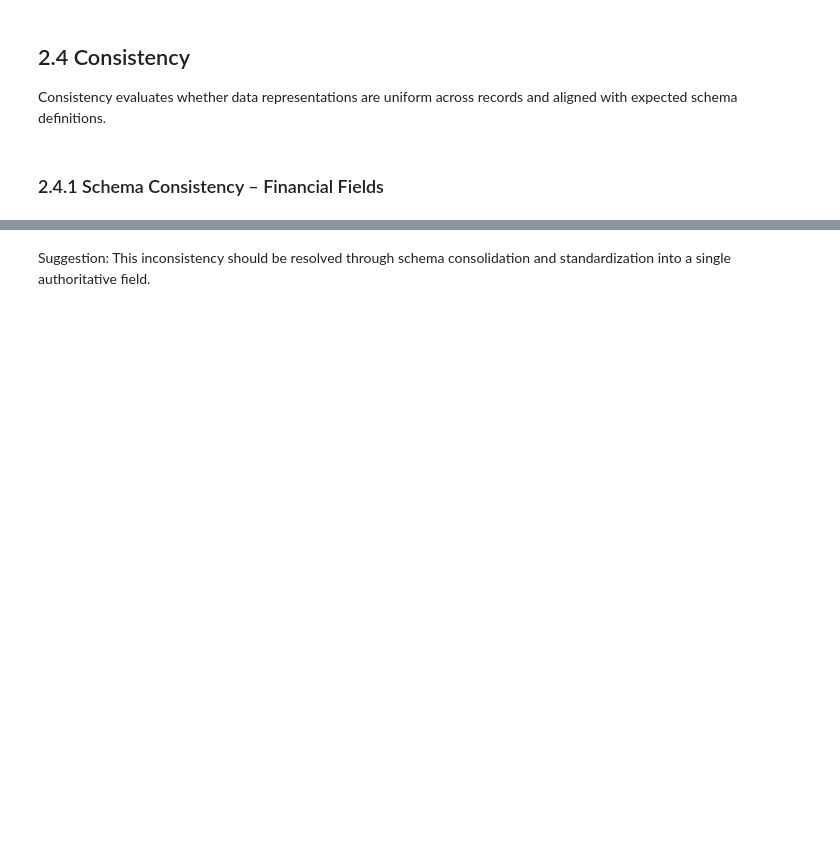
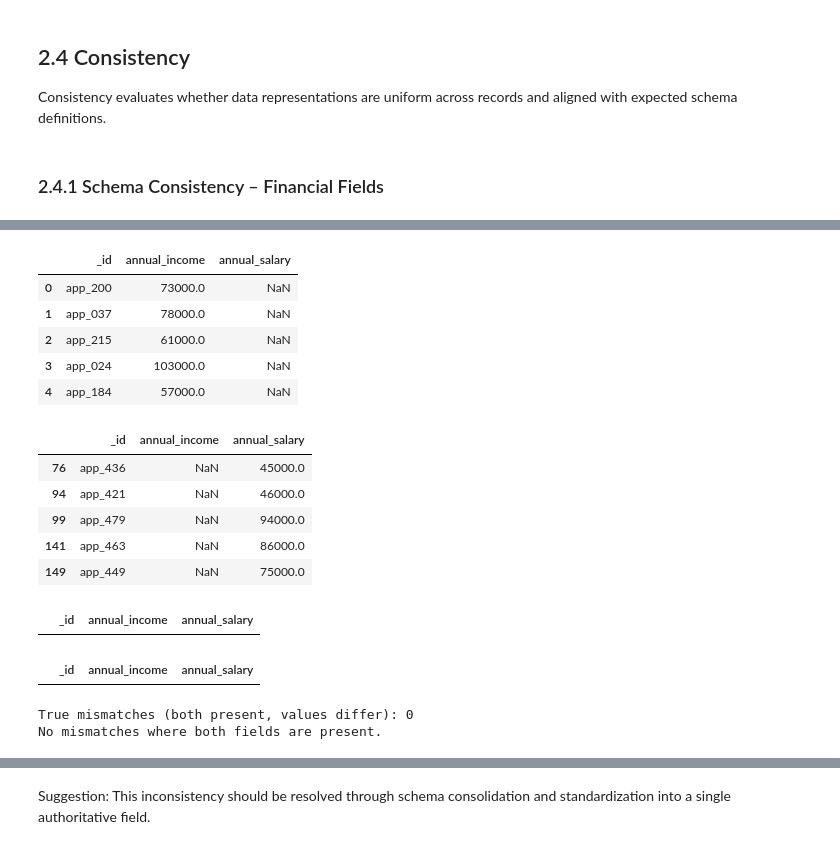
Before and after one commit to rafaelaacastro/dego_project_G4, a Jupyter notebook: notebooks/01-data-quality.ipynb, the cells around one changed output, grey strips where cells are left out. Cells and saved outputs as stored; diff of their text form; code cells hidden in the pictures; blank space fills up the shorter version.

```diff
--- a/notebooks/01-data-quality.ipynb
+++ b/notebooks/01-data-quality.ipynb
@@ -377,0 +442,23 @@ Mismatched values:
+# %%
+fin_cons = financials_df.copy()
+fin_cons["_id"] = df["_id"].values  # traceability
+
+# Safe numeric conversion (audit only)
+fin_cons["annual_income"] = pd.to_numeric(fin_cons.get("annual_income"), errors="coerce")
+fin_cons["annual_salary"] = pd.to_numeric(fin_cons.get("annual_salary"), errors="coerce")
+
+has_income = fin_cons["annual_income"].notna()
+has_salary = fin_cons["annual_salary"].notna()
+
+schema_patterns = pd.DataFrame({
+    "pattern": ["only_annual_income", "only_annual_salary", "both_present", "neither_present"],
+    "count": [
+        int((has_income & ~has_salary).sum()),
+        int((~has_income & has_salary).sum()),
+        int((has_income & has_salary).sum()),
+        int((~has_income & ~has_salary).sum()),
+    ]
+})
+
+schema_patterns["pct"] = (schema_patterns["count"] / len(fin_cons) * 100).round(2)
+schema_patterns
@@ -378 +471,37 @@ Mismatched values:
+# %%
+# Evidence: show examples for each pattern
+display(fin_cons.loc[has_income & ~has_salary, ["_id", "annual_income", "annual_salary"]].head(5))
+display(fin_cons.loc[~has_income & has_salary, ["_id", "annual_income", "annual_salary"]].head(5))
+display(fin_cons.loc[has_income & has_salary, ["_id", "annual_income", "annual_salary"]].head(5))
+display(fin_cons.loc[~has_income & ~has_salary, ["_id", "annual_income", "annual_salary"]].head(5))
+
+# True mismatches only where BOTH fields are present
+both = fin_cons.loc[has_income & has_salary, ["_id", "annual_income", "annual_salary"]].copy()
+
+mismatch_mask = both["annual_income"] != both["annual_salary"]
+mismatch_count = int(mismatch_mask.sum())
+
+print("True mismatches (both present, values differ):", mismatch_count)
+
+if mismatch_count > 0:
+    display(both.loc[mismatch_mask].sort_values("_id").head(20))
+else:
+    print("No mismatches where both fields are present.")
+# %% [output]
+|  | _id | annual_income | annual_salary |
+| 0 | app_200 | 73000.0 | NaN |
+| 1 | app_037 | 78000.0 | NaN |
+| 2 | app_215 | 61000.0 | NaN |
+| 3 | app_024 | 103000.0 | NaN |
+| 4 | app_184 | 57000.0 | NaN |
+|  | _id | annual_income | annual_salary |
+| 76 | app_436 | NaN | 45000.0 |
+| 94 | app_421 | NaN | 46000.0 |
+| 99 | app_479 | NaN | 94000.0 |
+| 141 | app_463 | NaN | 86000.0 |
+| 149 | app_449 | NaN | 75000.0 |
+|  | _id | annual_income | annual_salary |
+|  | _id | annual_income | annual_salary |
+True mismatches (both present, values differ): 0
+No mismatches where both fields are present.
 # %% [markdown]
```
Also changed, not shown: parts of 88 cells of this notebook.
